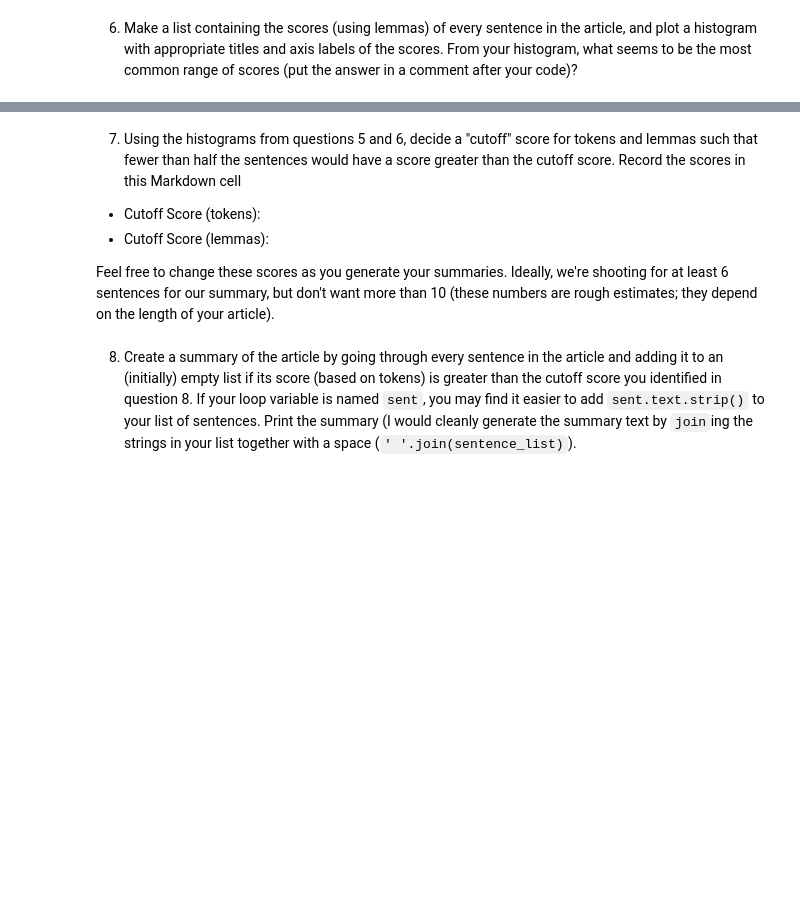
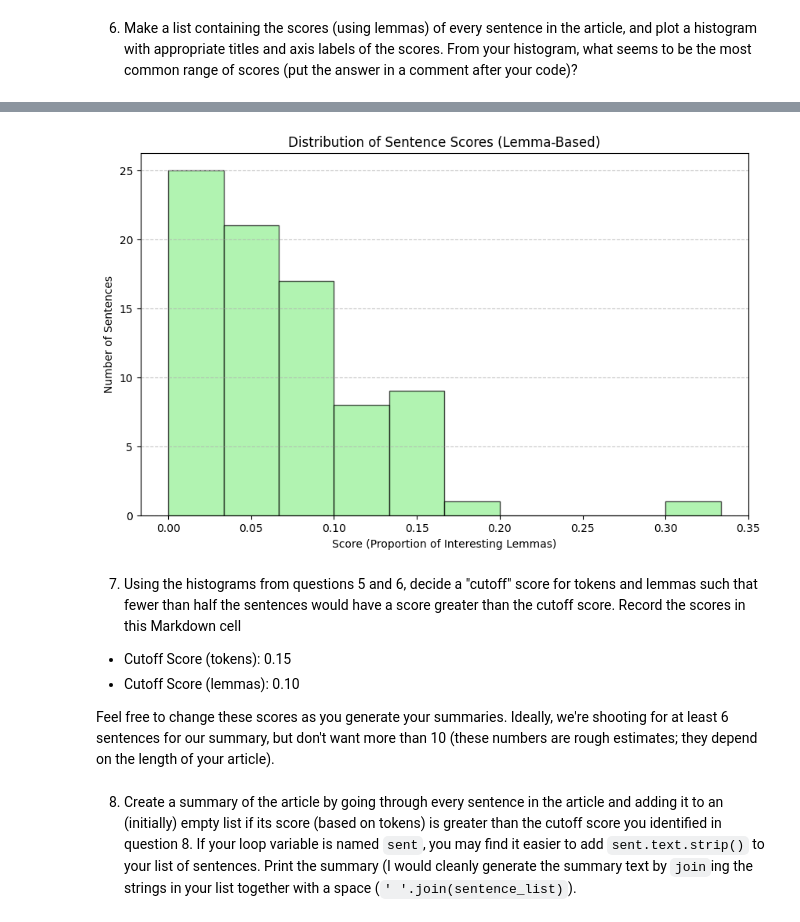
Before and after one commit to Crusoe22/Module7-final-web-mining, a Jupyter notebook: article-summarizer.ipynb, the cells around one changed output, grey strips where cells are left out. Cells and saved outputs as stored; diff of their text form; code cells hidden in the pictures; blank space fills up the shorter version.

```diff
--- a/article-summarizer.ipynb
+++ b/article-summarizer.ipynb
@@ -137,8 +295,47 @@ Number of sentences in the article: 82
+# %%
+import matplotlib.pyplot as plt
+import spacy
+
+# Define scoring by lemma
+def score_sentence_by_lemma(sentence, interesting_lemmas):
+    # Extract the lemmas from the sentence
+    lemmas = [token.lemma_.lower() for token in sentence if not token.is_space]
+    if len(lemmas) == 0:
+        return 0
+    # Count how many lemmas are interesting
+    interesting_count = sum(1 for lemma in lemmas if lemma in interesting_lemmas)
+    return interesting_count / len(lemmas)
+
+# Load the article text and process it with spaCy
+nlp = spacy.load("en_core_web_sm")
+doc = nlp(text_content)  # 'text_content' should contain the article text
+
+# Interesting lemmas (use the most frequent ones identified earlier)
+interesting_lemmas = ["gis", "technology", "geospatial", "data", "datum"]
+
+# Compute scores for every sentence using lemmas
+sentence_lemma_scores = [
+    score_sentence_by_lemma(sentence, interesting_lemmas) for sentence in doc.sents
+]
+
+# Plot the histogram
+plt.figure(figsize=(10, 6))
+plt.hist(sentence_lemma_scores, bins=10, color='lightgreen', edgecolor='black', alpha=0.7)
+plt.title("Distribution of Sentence Scores (Lemma-Based)")
+plt.xlabel("Score (Proportion of Interesting Lemmas)")
+plt.ylabel("Number of Sentences")
+plt.grid(axis='y', linestyle='--', alpha=0.7)
+plt.show()
+
+# Comment on the most common range of scores
+# After examining the histogram, it appears that the most common range of scores is between 0.0 and 0.15,
+# %% [output]
+[figure, added]
 # %% [markdown]
 7. Using the histograms from questions 5 and 6, decide a "cutoff" score for tokens and lemmas such that fewer than half the sentences would have a score greater than the cutoff score.  Record the scores in this Markdown cell
 
-* Cutoff Score (tokens):
-* Cutoff Score (lemmas):
+* Cutoff Score (tokens): 0.15
+* Cutoff Score (lemmas): 0.10
 
 Feel free to change these scores as you generate your summaries.  Ideally, we're shooting for at least 6 sentences for our summary, but don't want more than 10 (these numbers are rough estimates; they depend on the length of your article).
 # %% [markdown]
```
Also changed, not shown: parts of 24 cells of this notebook, 2 other files.
